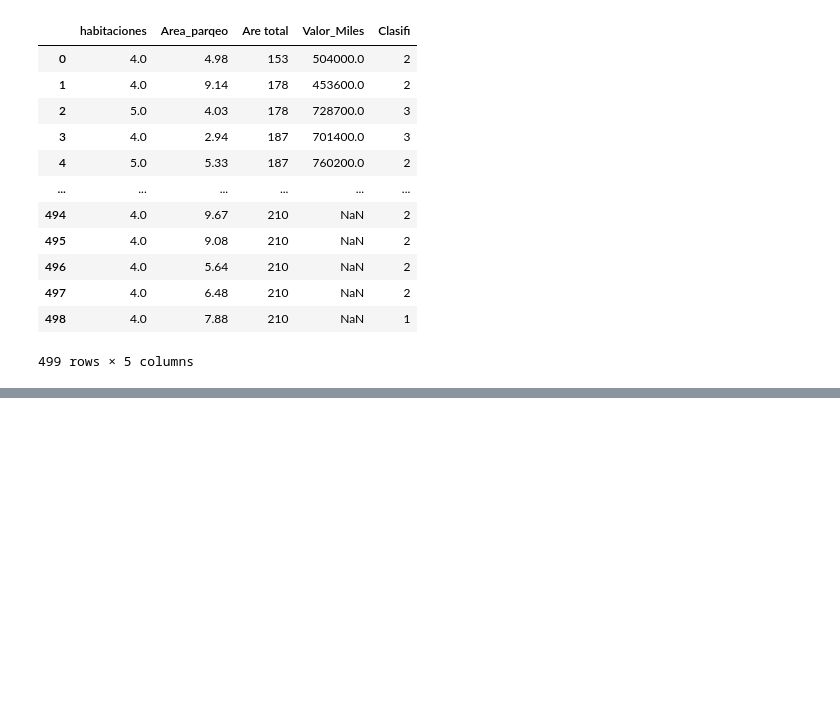
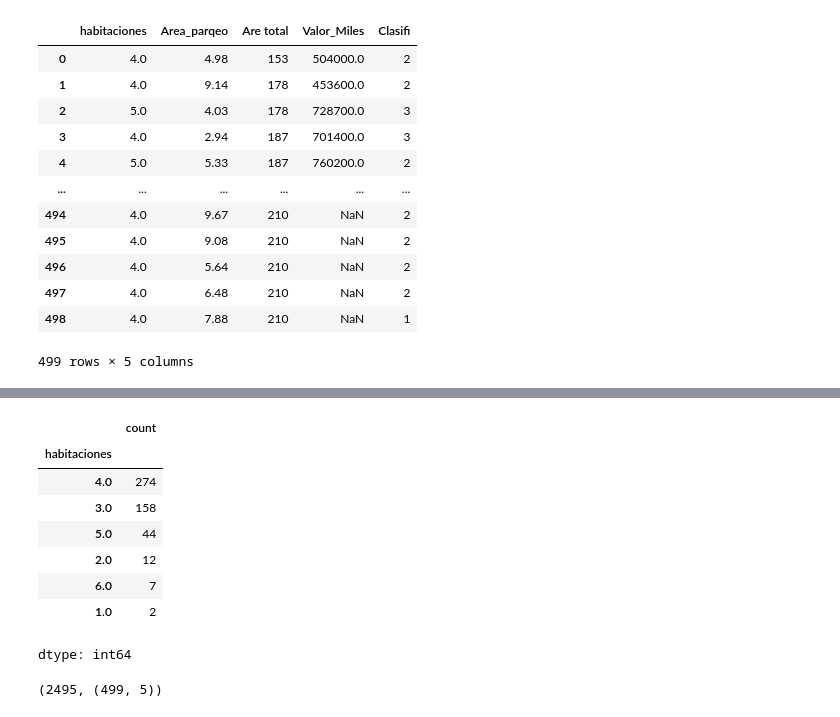
Before and after one commit to wilszon/Clase-Inteligencia-Artificial, a Jupyter notebook: EDA.ipynb, the cells around one changed output, grey strips where cells are left out. Drawn from its saved outputs; the diff is of its cells as text; code cells hidden in the pictures; blank space fills up the shorter version.

```diff
--- a/EDA.ipynb
+++ b/EDA.ipynb
@@ -28,0 +45,16 @@ df
+# %%
+df['habitaciones'].value_counts()
+# %% [output]
+|  | count |
+| habitaciones |  |
+| 4.0 | 274 |
+| 3.0 | 158 |
+| 5.0 | 44 |
+| 2.0 | 12 |
+| 6.0 | 7 |
+| 1.0 | 2 |
+dtype: int64
+# %%
+df.size, df.shape
+# %% [output]
+(2495, (499, 5))
```
Also changed, not shown: parts of 10 cells of this notebook.
